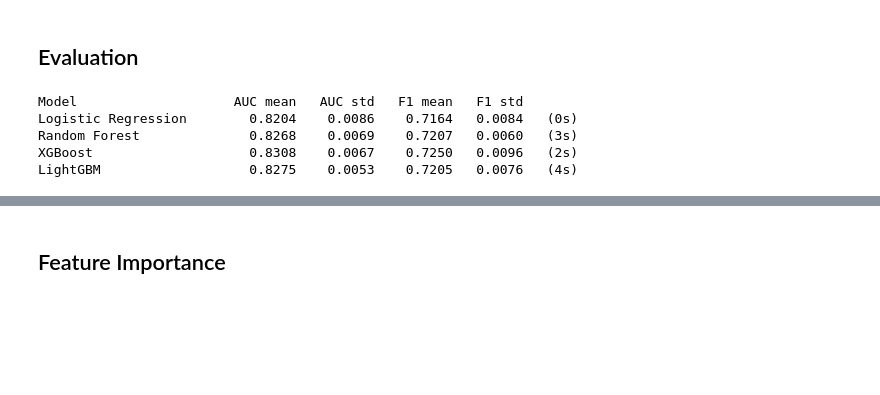
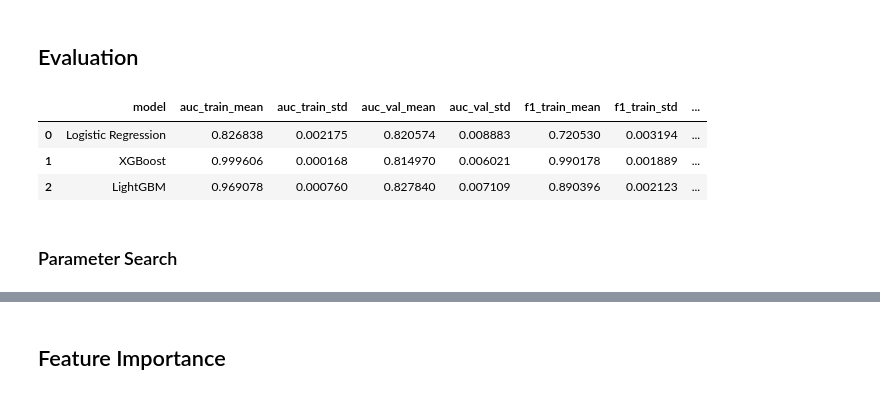
Before and after one commit to Ron-Lakeman/BigDataProject, a Jupyter notebook: src/processing/ml_model_v1.ipynb, the cells around one changed output, grey strips where cells are left out. Drawn from its saved outputs; the diff is of its cells as text; code cells hidden in the pictures; blank space fills up the shorter version.

```diff
--- a/src/processing/ml_model_v1.ipynb
+++ b/src/processing/ml_model_v1.ipynb
@@ -82,15 +70,8 @@ print(check.columns.tolist())
 # %%
+# Target encoding for verified_x_category
 _train_mask  = df['dataset_split'] == 'train'
 _label_int   = df.loc[_train_mask, 'label'].astype(int)
 _vc_enc      = _label_int.groupby(df.loc[_train_mask, 'verified_x_category']).mean()
 _global_mean = float(_label_int.mean())
 
-df['verified_cat_target_enc'] = (
-    df['verified_x_category'].map(_vc_enc).fillna(_global_mean)
-)
-
-print(f"Global deceptive rate (train): {_global_mean:.3f}")
-print(f"Category-level range: {float(_vc_enc.min()):.3f} вЂ“ {float(_vc_enc.max()):.3f}")
-print(f"NaN after mapping: {df['verified_cat_target_enc'].isna().sum()}")
-print(f"\nTop 5 most deceptive categories:\n{_vc_enc.sort_values(ascending=False).head(5).round(3).to_string()}")
-print(f"\nTop 5 least deceptive categories:\n{_vc_enc.sort_values().head(5).round(3).to_string()}")
+df['verified_cat_target_enc'] = (df['verified_x_category'].map(_vc_enc).fillna(_global_mean))
@@ -347,35 +327,2 @@ if HAS_LGB:
 # %% [markdown]
 ## Evaluation
-# %%
-import time
-from sklearn.model_selection import StratifiedKFold
-from sklearn.metrics import roc_auc_score, f1_score
-
-cv = StratifiedKFold(n_splits=5, shuffle=True, random_state=67)
-
-print(f"{'Model':<22} {'AUC mean':>10} {'AUC std':>9} {'F1 mean':>9} {'F1 std':>8}")
-
-cv_results = {}
-for name, pipe in models.items():
-    t0 = time.time()
-    auc_folds, f1_folds = [], []
-    for fold, (tr_idx, va_idx) in enumerate(cv.split(X_all, y_all)):
-        Xtr, Xva = X_all.iloc[tr_idx], X_all.iloc[va_idx]
-        ytr, yva = y_all.iloc[tr_idx], y_all.iloc[va_idx]
-        pipe.fit(Xtr, ytr)
-        prob = pipe.predict_proba(Xva)[:, 1]
-        pred = pipe.predict(Xva)
-        auc_folds.append(roc_auc_score(yva, prob))
-        f1_folds.append(f1_score(yva, pred))
-    auc_arr = np.array(auc_folds)
-    f1_arr  = np.array(f1_folds)
-    cv_results[name] = {'auc': auc_arr, 'f1': f1_arr}
-    elapsed = time.time() - t0
-    print(f"{name:<22} {auc_arr.mean():>10.4f} {auc_arr.std():>9.4f} "
-          f"{f1_arr.mean():>9.4f} {f1_arr.std():>8.4f}   ({elapsed:.0f}s)")
-# %% [output]
-Model                    AUC mean   AUC std   F1 mean   F1 std
-Logistic Regression        0.8204    0.0086    0.7164   0.0084   (0s)
-Random Forest              0.8268    0.0069    0.7207   0.0060   (3s)
-XGBoost                    0.8308    0.0067    0.7250   0.0096   (2s)
-LightGBM                   0.8275    0.0053    0.7205   0.0076   (4s)
@@ -382,3 +379,12 @@ LightGBM                   0.8275    0.0053    0.7205   0.0076   (4s)
+# %%
+results_df
+# %% [output]
+|  | model | auc_train_mean | auc_train_std | auc_val_mean | auc_val_std | f1_train_mean | f1_train_std | ... |
+| 0 | Logistic Regression | 0.826838 | 0.002175 | 0.820574 | 0.008883 | 0.720530 | 0.003194 | ... |
+| 1 | XGBoost | 0.999606 | 0.000168 | 0.814970 | 0.006021 | 0.990178 | 0.001889 | ... |
+| 2 | LightGBM | 0.969078 | 0.000760 | 0.827840 | 0.007109 | 0.890396 | 0.002123 | ... |
+# %% [markdown]
+### Parameter Search
 # %%
 param_dist = {
     'classifier__n_estimators':     [200, 300, 400, 500, 600],
```
Also changed, not shown: parts of 25 cells of this notebook.
